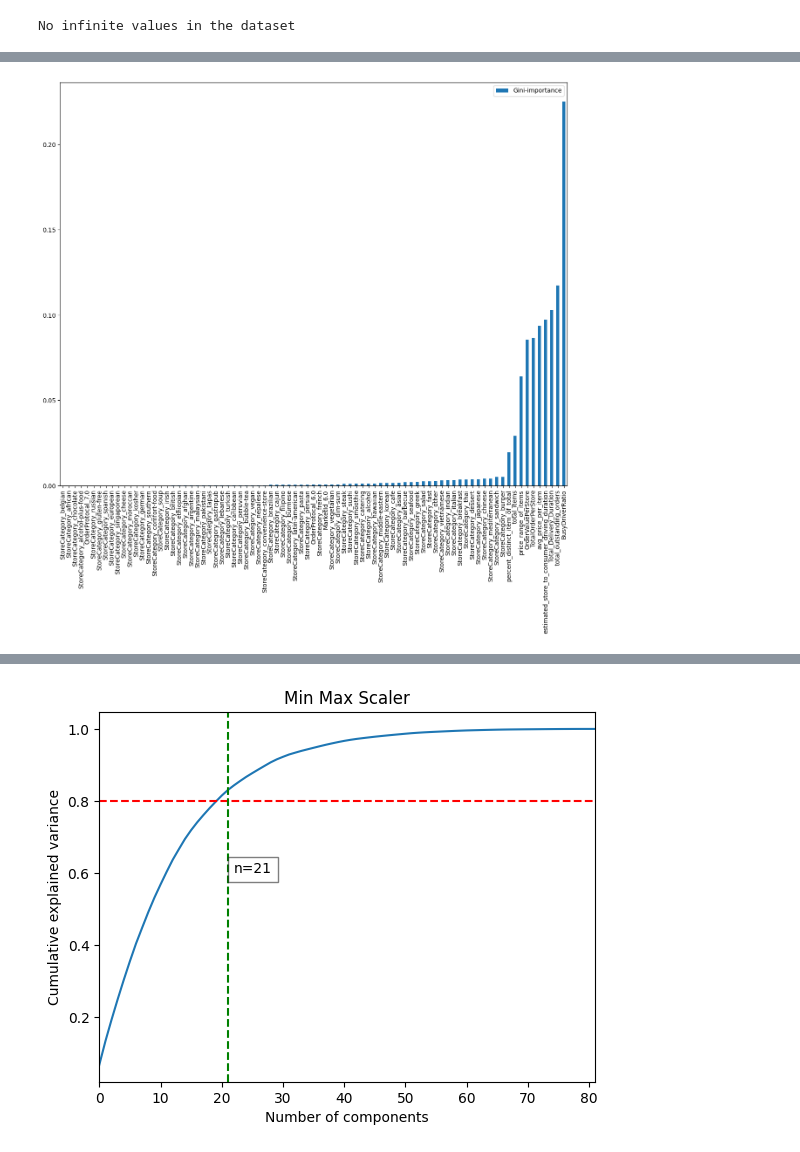
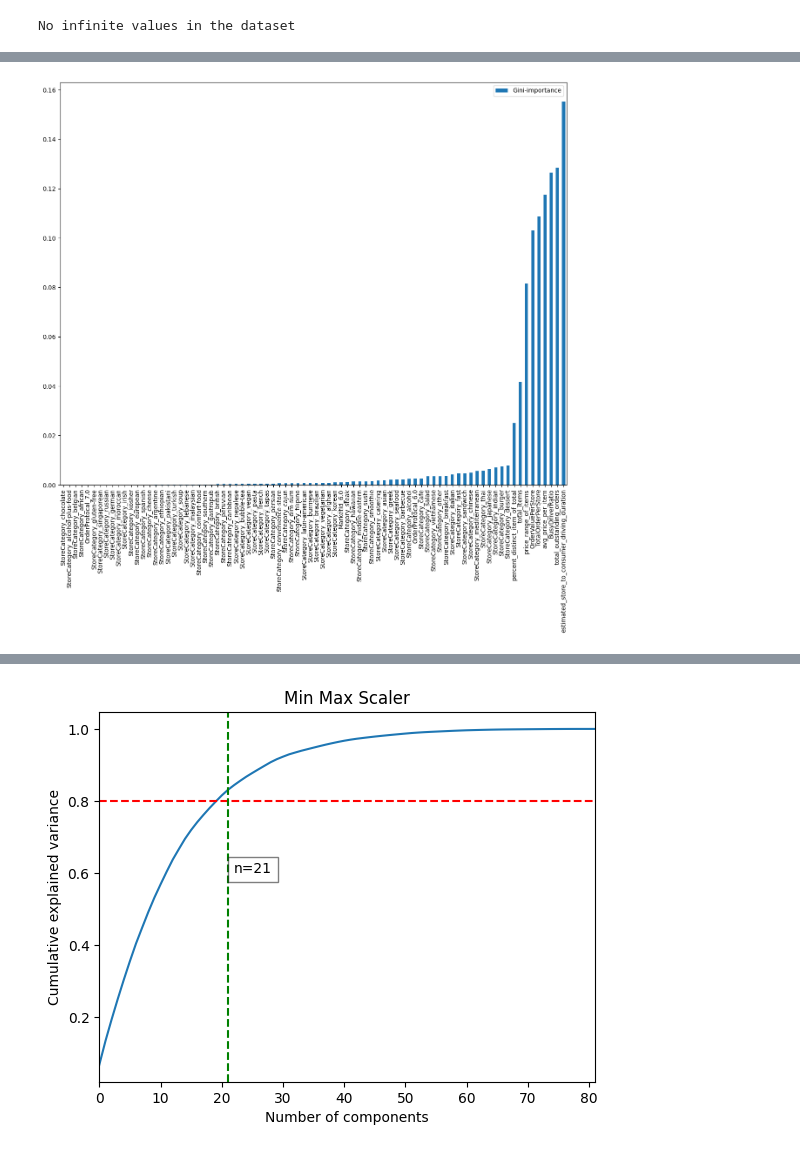
Before and after one commit to zkontor/DoorDashModels, a Jupyter notebook: Models/models.ipynb, the cells around one changed output, grey strips where cells are left out. Saved outputs shown, nothing was run; the diff lists cells and outputs as text; code cells hidden in the pictures.

```diff
--- a/Models/models.ipynb
+++ b/Models/models.ipynb
@@ -349,8 +349,3 @@ else:
     print("No infinite values in the dataset")
 # %% [output]
 No infinite values in the dataset
-# %%
-DashData["actual_delivery_time"] = pd.to_datetime(DashData["actual_delivery_time"])
-train_df["actual_delivery_time"] = DashData["actual_delivery_time"]
-#join with right dtype
-train_df = train_df.drop(columns=["actual_delivery_time"]).astype("float32").join(train_df["actual_delivery_time"])
@@ -365,17 +431,17 @@ X_train, X_test, Y_train, Y_test = train_test_split(X, Y, test_size=0.2, random_
 # %%
 #plotting the feature importance
 feature_names = [f"feature {i}" for i in range((X.shape[1]))]
 forest = RandomForestRegressor(random_state=42)
-forest.fit(X_train, Y_train)
+forest.fit(X_train, y_train)
 feats = {}
 for feature, importance in zip(X.columns, forest.feature_importances_):
     feats[feature] = importance
 
 importances = pd.DataFrame.from_dict(feats, orient='index').rename(columns={0: 'Gini-importance'})
 importances.sort_values(by='Gini-importance').plot(kind='bar', rot=90, figsize=(15,12))
 plt.show()
 # %% [output]
-[figure, old version]
+[figure, new version]
 # %%
 #checking the feature importance
 importances.sort_values(by='Gini-importance')[-35:].plot(kind='bar', rot=90, figsize=(15,12))
```
Also changed, not shown: parts of 14 cells of this notebook, 1 other file.
